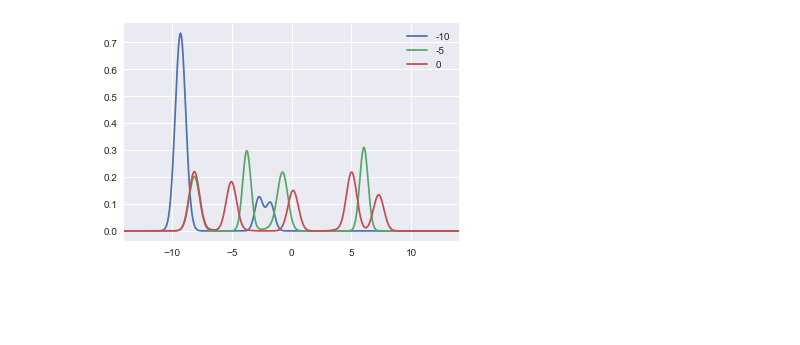
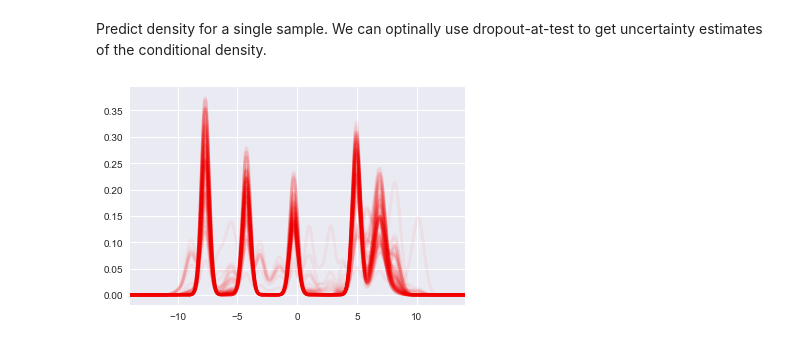
Before and after one commit to janvdvegt/KernelMixtureNetwork, a Jupyter notebook: notebooks/02-arb-kmn-keras-edward.ipynb, the cells around one changed output. Saved outputs shown, nothing was run; the diff lists cells and outputs as text; code cells hidden in the pictures; blank space fills up the shorter version.

```diff
--- a/notebooks/02-arb-kmn-keras-edward.ipynb
+++ b/notebooks/02-arb-kmn-keras-edward.ipynb
@@ -49,7 +84,11 @@ y_grid_ph = tf.placeholder(tf.float32)
 # %%
 from edward.models import Categorical, Mixture, Normal
-from keras.layers import Dense
-from src.utils import sample_center_points
+from keras.layers import Dense, Dropout
+from src.kmn import sample_center_points
+
+X_ph = tf.placeholder(tf.float32, [None, n_features])
+y_ph = tf.placeholder(tf.float32, [None])
+y_grid_ph = tf.placeholder(tf.float32)
 
 batch_size = tf.shape(X_ph)[0]
 
@@ -65,6 +104,7 @@ scales_array = tf.unstack(tf.transpose(tf.multiply(tf.ones((batch_size, n_scales
 # keras model
 x = Dense(15, activation='relu')(X_ph)
 x = Dense(15, activation='relu')(x)
+x = Dropout(rate=0.5)(x, training=True)
 weights = Dense(n_locs * n_scales, activation='softplus')(x)
 
 cat = Categorical(logits=weights)
@@ -82,5 +126,5 @@ tf.global_variables_initializer().run()
 # %%
-n_epoch = 1000
+n_epoch = 400
 train_loss = np.zeros(n_epoch)
 test_loss = np.zeros(n_epoch)
 for i in range(n_epoch):
@@ -88,4 +132,6 @@ for i in range(n_epoch):
     train_loss[i] = info_dict['loss']
     test_loss[i] = sess.run(inference.loss, feed_dict={X_ph: X_test, y_ph: y_test})
     inference.print_progress(info_dict)
+
+print("optimal bandwiths: {}".format(sess.run(scales)))
 # %% [output]
@@ -114,11 +160,13 @@ sns.jointplot(xs, ys, kind="hex");
+# %% [markdown]
+Predict density for a single sample. We can optinally use dropout-at-test to get uncertainty estimates of the conditional density.
 # %%
 n_grid_points = 1000
 y_grid = np.linspace(-14, 14, num=n_grid_points)
 
-X_vals = np.array([-10, -5, 0]).reshape(-1,1)
+X_vals = np.array(np.zeros(100)).reshape(-1,1)
 
 d = sess.run(densities, feed_dict={X_ph: X_vals, y_grid_ph: y_grid})
 df = pd.DataFrame(d, index=X_vals.ravel(), columns=y_grid).transpose()
-df.plot();
+df.plot(color='red', alpha=0.05, legend=False, linewidth=3);
 # %% [output]
-[figure, old version]
+[figure, new version]
```
Also changed, not shown: parts of 15 cells of this notebook.
